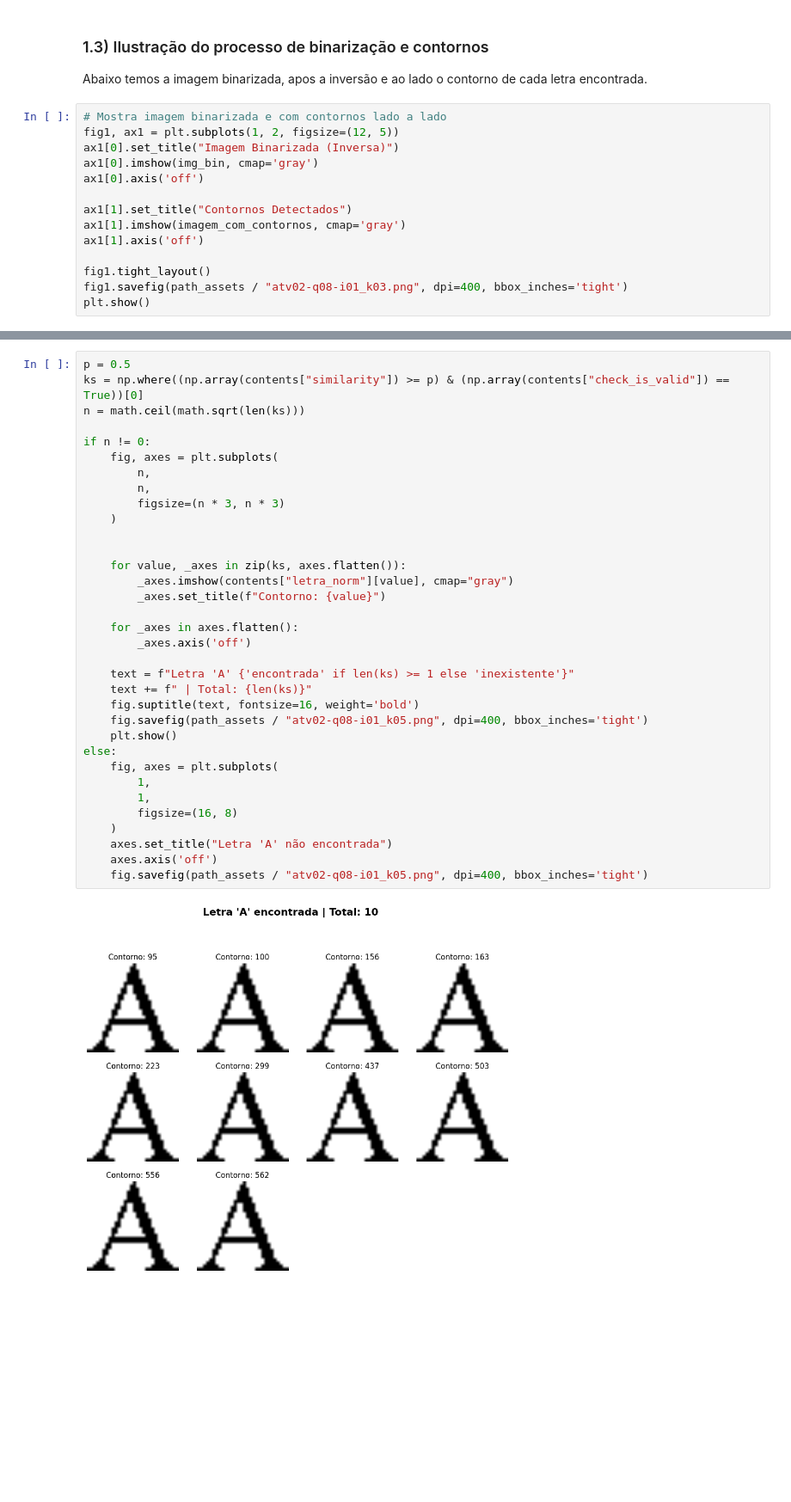
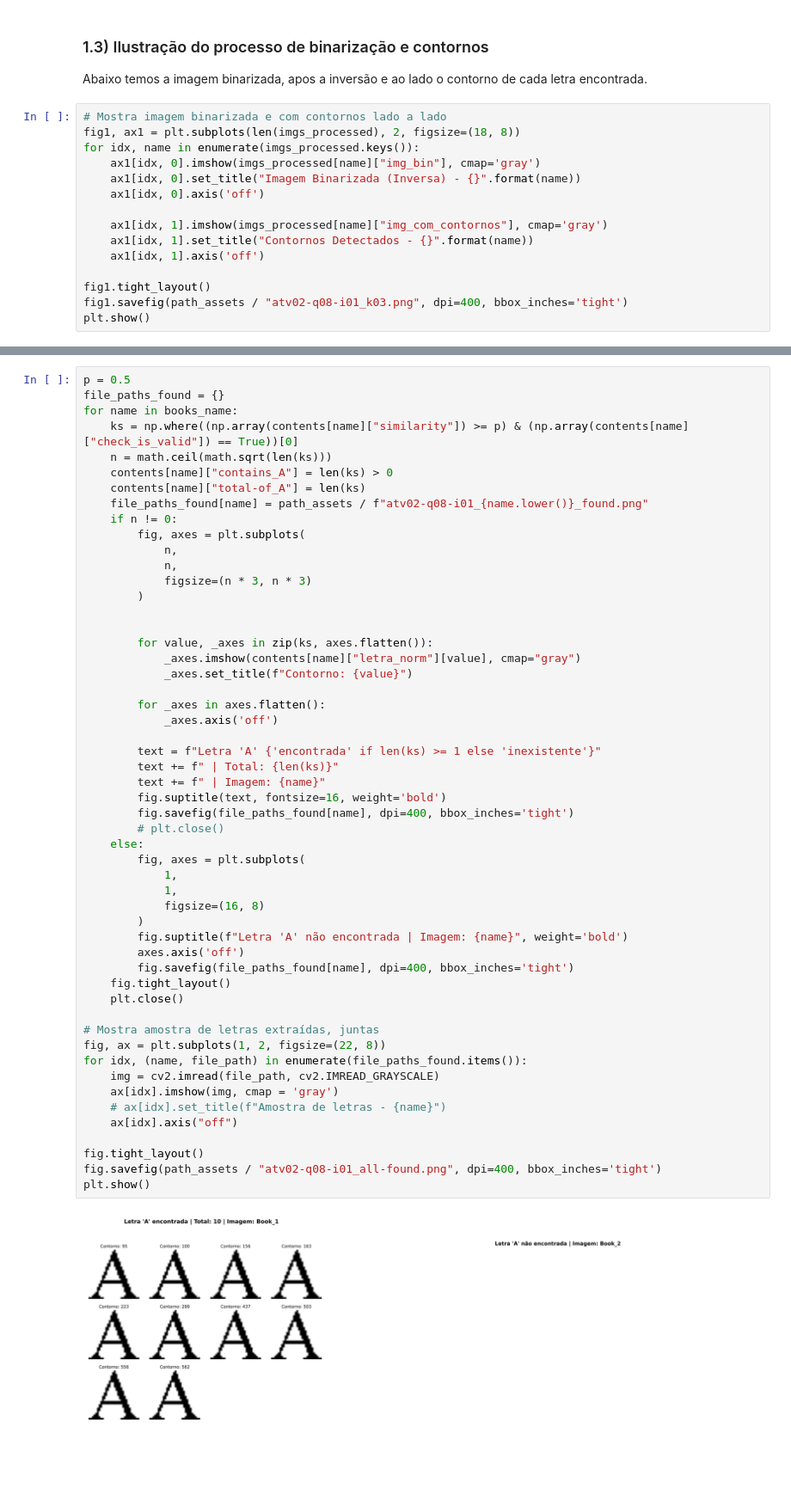
Before and after one commit to Manuelfjr/pdi, a Jupyter notebook: notebooks/02_02_atv02_code_q08_sol2.ipynb, the cells around one changed output, grey strips where cells are left out. Shown at 86% size. Cells and saved outputs as stored; diff of their text form; blank space fills up the shorter version.

```diff
--- a/notebooks/02_02_atv02_code_q08_sol2.ipynb
+++ b/notebooks/02_02_atv02_code_q08_sol2.ipynb
@@ -110,14 +125,15 @@ _ = cv2.drawContours(imagem_com_contornos, contornos, -1, (0, 255, 0), 1)
 Abaixo temos a imagem binarizada, apos a inversão e ao lado o contorno de cada letra encontrada.
 # %%
 # Mostra imagem binarizada e com contornos lado a lado
-fig1, ax1 = plt.subplots(1, 2, figsize=(12, 5))
-ax1[0].set_title("Imagem Binarizada (Inversa)")
-ax1[0].imshow(img_bin, cmap='gray')
-ax1[0].axis('off')
+fig1, ax1 = plt.subplots(len(imgs_processed), 2, figsize=(18, 8))
+for idx, name in enumerate(imgs_processed.keys()):
+    ax1[idx, 0].imshow(imgs_processed[name]["img_bin"], cmap='gray')
+    ax1[idx, 0].set_title("Imagem Binarizada (Inversa) - {}".format(name))
+    ax1[idx, 0].axis('off')
 
-ax1[1].set_title("Contornos Detectados")
-ax1[1].imshow(imagem_com_contornos, cmap='gray')
-ax1[1].axis('off')
+    ax1[idx, 1].imshow(imgs_processed[name]["img_com_contornos"], cmap='gray')
+    ax1[idx, 1].set_title("Contornos Detectados - {}".format(name))
+    ax1[idx, 1].axis('off')
 
 fig1.tight_layout()
 fig1.savefig(path_assets / "atv02-q08-i01_k03.png", dpi=400, bbox_inches='tight')
@@ -199,36 +229,55 @@ O algoritmo desenvolvido conseguiu detectar a presença da letra **A** maiuscula
 # %%
 p = 0.5
-ks = np.where((np.array(contents["similarity"]) >= p) & (np.array(contents["check_is_valid"]) == True))[0]
-n = math.ceil(math.sqrt(len(ks)))
-
-if n != 0:
-    fig, axes = plt.subplots(
-        n,
-        n,
-        figsize=(n * 3, n * 3)
-    )
+file_paths_found = {}
+for name in books_name:
+    ks = np.where((np.array(contents[name]["similarity"]) >= p) & (np.array(contents[name]["check_is_valid"]) == True))[0]
+    n = math.ceil(math.sqrt(len(ks)))
+    contents[name]["contains_A"] = len(ks) > 0
+    contents[name]["total-of_A"] = len(ks)
+    file_paths_found[name] = path_assets / f"atv02-q08-i01_{name.lower()}_found.png"
+    if n != 0:
+        fig, axes = plt.subplots(
+            n,
+            n,
+            figsize=(n * 3, n * 3)
+        )
 
 
-    for value, _axes in zip(ks, axes.flatten()):
-        _axes.imshow(contents["letra_norm"][value], cmap="gray")
-        _axes.set_title(f"Contorno: {value}")
+        for value, _axes in zip(ks, axes.flatten()):
+            _axes.imshow(contents[name]["letra_norm"][value], cmap="gray")
+            _axes.set_title(f"Contorno: {value}")
 
-    for _axes in axes.flatten():
-        _axes.axis('off')
+        for _axes in axes.flatten():
+            _axes.axis('off')
 
-    text = f"Letra 'A' {'encontrada' if len(ks) >= 1 else 'inexistente'}"
-    text += f" | Total: {len(ks)}"
-    fig.suptitle(text, fontsize=16, weight='bold')
-    fig.savefig(path_assets / "atv02-q08-i01_k05.png", dpi=400, bbox_inches='tight')
-    plt.show()
-else:
-    fig, axes = plt.subplots(
-        1,
-        1,
-        figsize=(16, 8)
-    )
-    axes.set_title("Letra 'A' não encontrada")
-    axes.axis('off')
-    fig.savefig(path_assets / "atv02-q08-i01_k05.png", dpi=400, bbox_inches='tight')
+        text = f"Letra 'A' {'encontrada' if len(ks) >= 1 else 'inexistente'}"
+        text += f" | Total: {len(ks)}"
+        text += f" | Imagem: {name}"
+        fig.suptitle(text, fontsize=16, weight='bold')
+        fig.savefig(file_paths_found[name], dpi=400, bbox_inches='tight')
+        # plt.close()
+    else:
+        fig, axes = plt.subplots(
+            1,
+            1,
+            figsize=(16, 8)
+        )
+        fig.suptitle(f"Letra 'A' não encontrada | Imagem: {name}", weight='bold')
+        axes.axis('off')
+        fig.savefig(file_paths_found[name], dpi=400, bbox_inches='tight')
+    fig.tight_layout()
+    plt.close()
+
+# Mostra amostra de letras extraídas, juntas
+fig, ax = plt.subplots(1, 2, figsize=(22, 8))
+for idx, (name, file_path) in enumerate(file_paths_found.items()):
+    img = cv2.imread(file_path, cv2.IMREAD_GRAYSCALE)
+    ax[idx].imshow(img, cmap = 'gray')
+    # ax[idx].set_title(f"Amostra de letras - {name}")
+    ax[idx].axis("off")
+
+fig.tight_layout()
+fig.savefig(path_assets / "atv02-q08-i01_all-found.png", dpi=400, bbox_inches='tight')
+plt.show()
 # %% [output]
-[figure, old version]
+[figure, new version]
```
Also changed, not shown: parts of 28 cells of this notebook, 11 other files.
